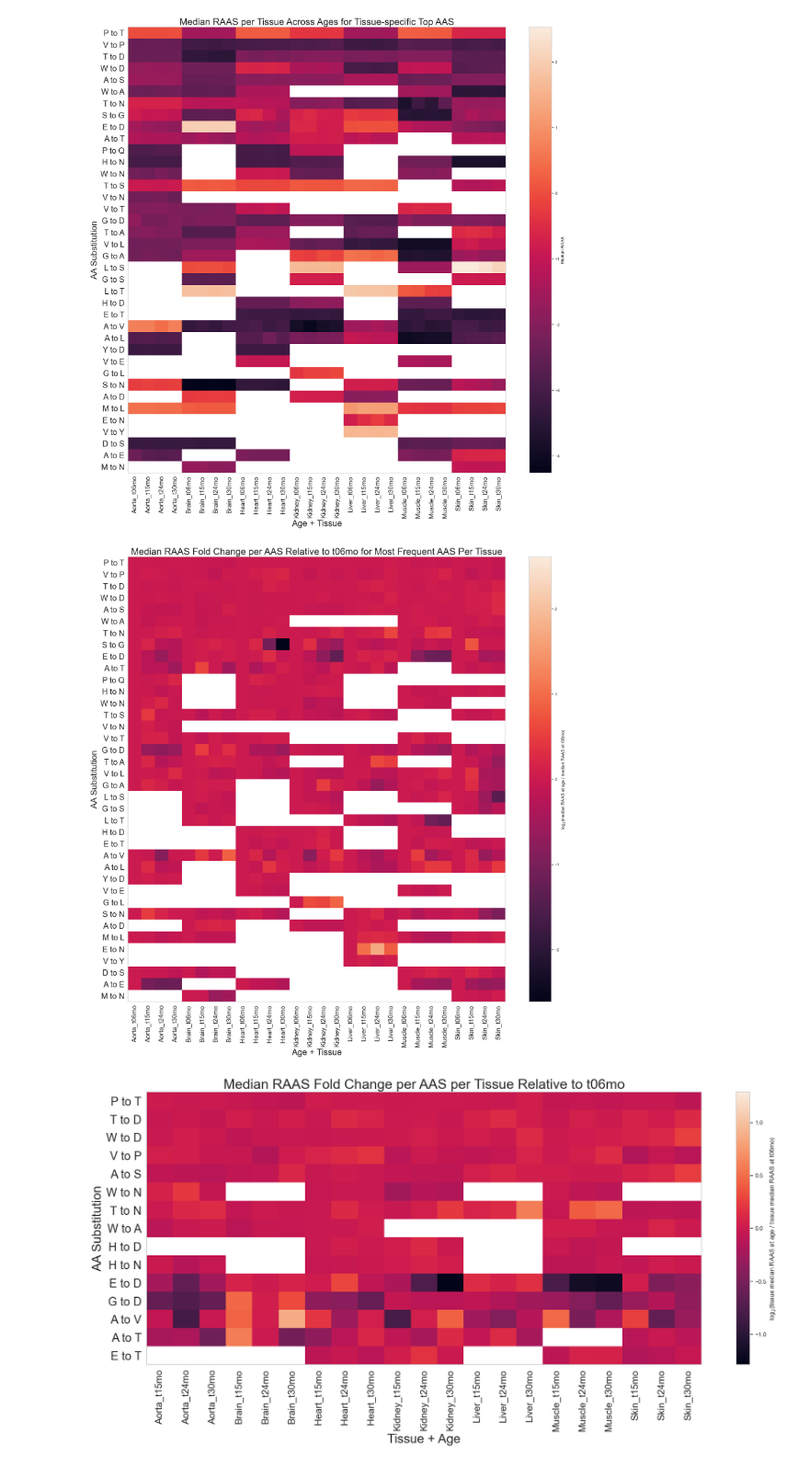
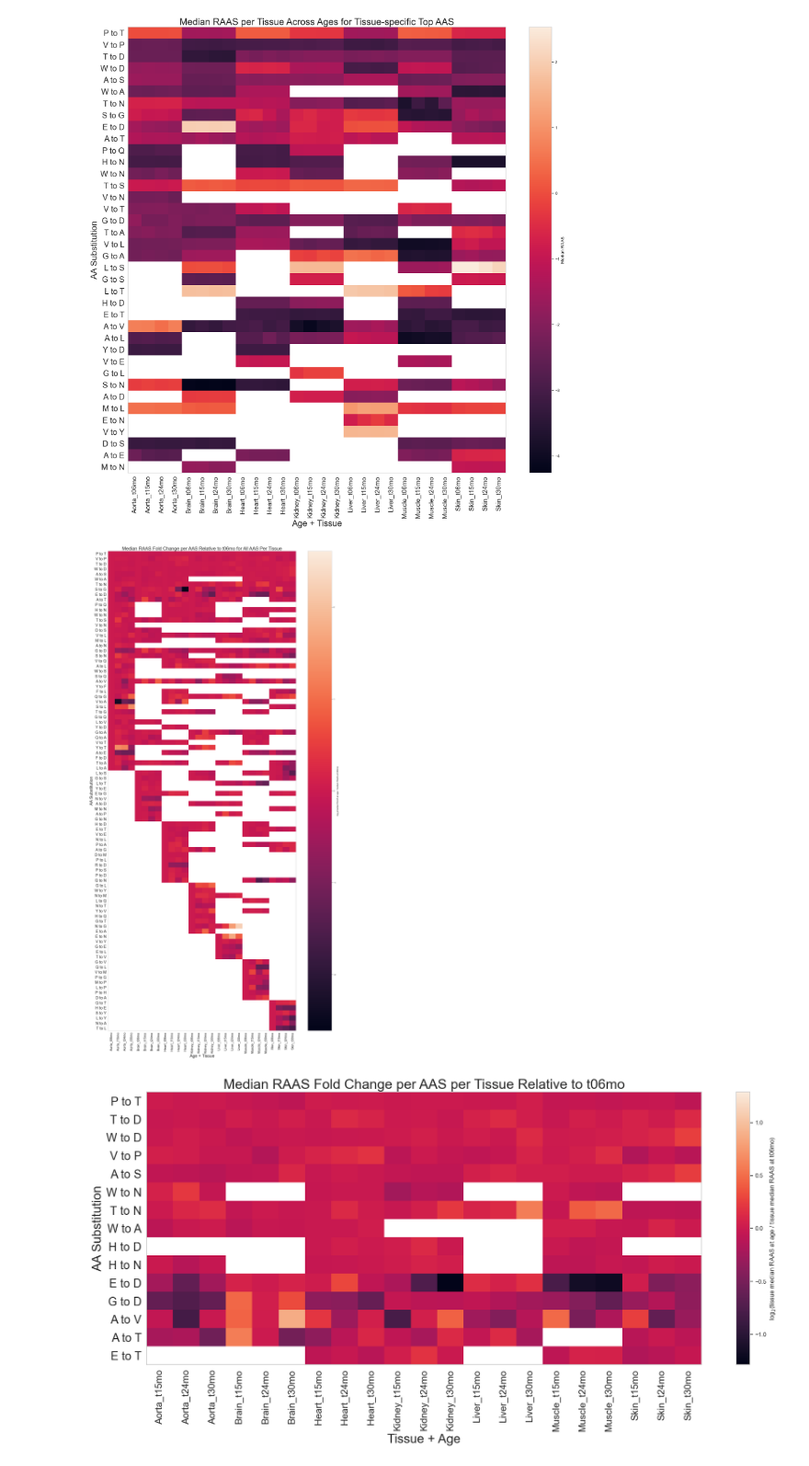
Before and after one commit to alexmaropakis/BrainDecode, a Jupyter notebook: Scripts/Analysis scripts/Alex_Analysis_Mouse_Pipeline.ipynb, the cells around one changed output. Shown at 92% size. Drawn from its saved outputs; the diff is of its cells as text; code cells hidden in the pictures.

```diff
--- a/Scripts/Analysis scripts/Alex_Analysis_Mouse_Pipeline.ipynb
+++ b/Scripts/Analysis scripts/Alex_Analysis_Mouse_Pipeline.ipynb
@@ -1321,7 +1321,7 @@ tissue_order=sorted(sub_df['Tissue'].dropna().unique())
 
 top_subs=[]
 for tissue in tissue_order:
-    tissue_top=(sub_df[sub_df['Tissue']==tissue][['MTP_seq','BP_seq','aa_sub']].drop_duplicates()['aa_sub'].value_counts().head(15).index.tolist())
+    tissue_top=(sub_df[sub_df['Tissue']==tissue][['MTP_seq','BP_seq','aa_sub']].drop_duplicates()['aa_sub'].value_counts().head(5000).index.tolist())
     top_subs.extend(tissue_top)
 top_subs=list(dict.fromkeys(top_subs))
 
@@ -1335,36 +1335,37 @@ norm_df=saap_age_median_df.merge(ctrl_df,on=peptide_keys,how='left')
 norm_df['log2FC_vs_t06mo']=(norm_df['median_log10_RAAS']-norm_df['median_log10_RAAS_t06mo'])*np.log2(10)
 norm_df=norm_df.dropna(subset=['log2FC_vs_t06mo']).copy()
 norm_df['Tissue']=norm_df['Dataset']
 norm_df['aa_sub']=pd.Categorical(norm_df['aa_sub'],categories=sub_order,ordered=True)
 norm_df['Tissue']=pd.Categorical(norm_df['Tissue'],categories=tissue_order,ordered=True)
 norm_df['Age']=pd.Categorical(norm_df['Age'],categories=age_order,ordered=True)
 
 # aggregate log2FC via median
 heatmap_df=(norm_df.groupby(['aa_sub','Age','Tissue'])['log2FC_vs_t06mo'].median().reset_index())
 heatmap_df['Tissue_Age']=heatmap_df['Tissue'].astype(str)+'_'+heatmap_df['Age'].astype(str)
 
 column_order=[]
 for tissue in tissue_order:
     for age in age_order: column_order.append(tissue+'_'+age)
 
 heatmap_matrix=(heatmap_df.pivot(index='aa_sub',columns='Tissue_Age',values='log2FC_vs_t06mo').reindex(index=sub_order).reindex(columns=column_order))
 max_abs=np.nanmax(np.abs(heatmap_matrix.values))
 
 # Plot heatmap of median log2FC relative to t06mo
-plt.figure(figsize=(20,20))
+plt.figure(figsize=(20,40))
 plt.imshow(heatmap_matrix,aspect='auto',vmin=-max_abs,vmax=max_abs)
 plt.colorbar(label=r'log$_2$(median RAAS at age / median RAAS at t06mo)')
 plt.xticks(np.arange(len(column_order)),column_order,rotation=90,fontsize=18)
 plt.yticks(np.arange(len(heatmap_matrix.index)),heatmap_matrix.index,fontsize=22)
 plt.xlabel('Age + Tissue',fontsize=24)
 plt.ylabel('AA Substitution',fontsize=24)
-plt.title('Median RAAS Fold Change per AAS Relative to t06mo for Most Frequent AAS Per Tissue',fontsize=26)
+# plt.title('Median RAAS Fold Change per AAS Relative to t06mo for Most Frequent AAS Per Tissue',fontsize=26)
+plt.title('Median RAAS Fold Change per AAS Relative to t06mo for All AAS Per Tissue',fontsize=26)
 plt.tight_layout()
 plt.grid(False)
 
 plt.savefig(PLOT_DIR+'top_substitution_ReporterRAAS_age_tissue_heatmap.pdf',bbox_inches='tight')
 # %% [output]
-[figure, old version]
+[figure, new version]
 # %%
 # Compute SAAP-level log2 fold change in median RAAS relative to each SAAP's t06mo baseline.
 ctrl_label='t06mo'
```
Also changed, not shown: parts of 12 cells of this notebook, 16 other files.
